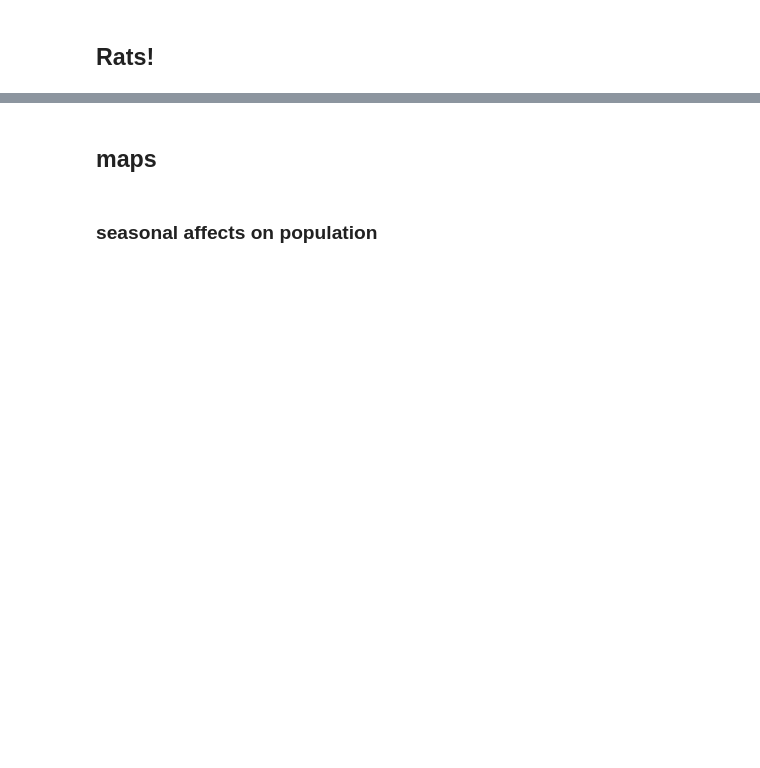
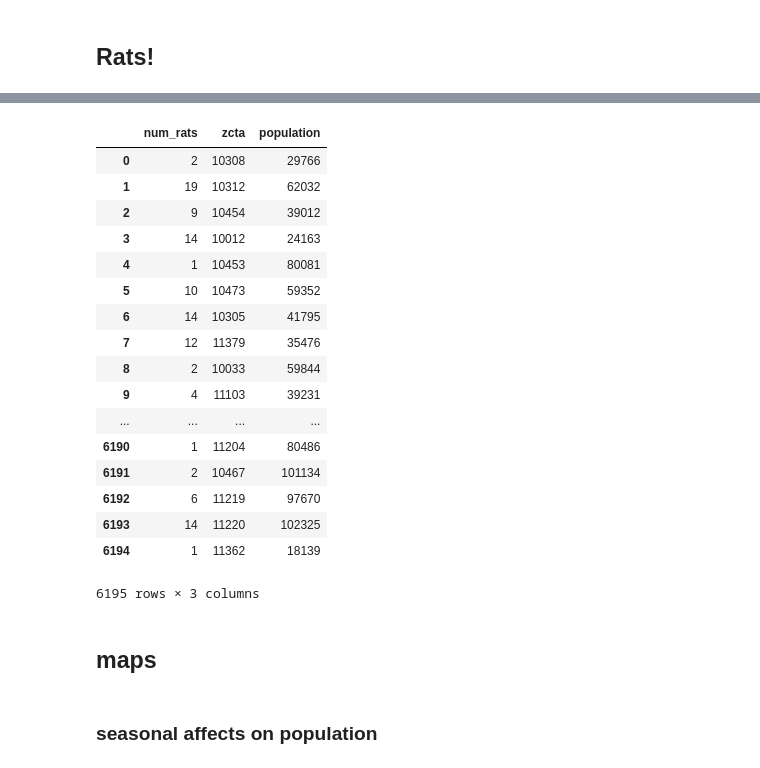
Before and after one commit to richardagalvez/nycdatamonster, a Jupyter notebook: rat_race/main_analysis.ipynb, the cells around one changed output, grey strips where cells are left out. Cells and saved outputs as stored; diff of their text form; code cells hidden in the pictures; blank space fills up the shorter version.

```diff
--- a/rat_race/main_analysis.ipynb
+++ b/rat_race/main_analysis.ipynb
@@ -50,0 +30,6 @@ make_map(water_zips)
+# %%
+population_data = pd.read_json('https://api.census.gov/data/2015/acs5?get=ZCTA5,B01003_001E&for=zip+code+tabulation+area:*')
+population_data.columns = population_data.iloc[0]
+population_data = population_data.iloc[1:]
+population_data.rename(columns={'B01003_001E':'population', 'zip code tabulation area':'zcta'}, inplace=True)
+population_data.drop(['ZCTA5'], 1, inplace=True)
@@ -60,25 +54,11 @@ data = pd.DataFrame(\
          group='incident_zip, month',
          limit=1000000))
 
-total = pd.DataFrame(\
-         client.get('fhrw-4uyv',
-         select='date_trunc_ym(created_date) as month, incident_zip as zcta, count(*) as num_complaints',
-         where="incident_zip >= '10001'",
-         group='incident_zip, month',
-         limit=1000000000))
-
-total['zcta'] = total.zcta.apply(lambda x: x.split('-')[0])
 data['zcta'] = data.zcta.apply(lambda x: x.split('-')[0])
-
-total = total[total.zcta.isin(data.zcta.unique())]
-data = data.merge(total, how='left', on=['month','zcta'])
-
 data['num_rats'] = data.num_rats.astype(int)
-data['num_complaints'] = data.num_complaints.astype(int)
-data['rat_pct'] = data.num_rats / data.num_complaints
 
 data.index = pd.to_datetime(data.month)
 data.drop(['month'], 1, inplace=True)
-data['num_rats'] = data.num_rats.astype('int')
+
 data = data['2010':'2017']
 # %% [output]
@@ -94,3 +77,24 @@ grouped
+# %%
+data.merge(population_data,on='zcta', how='left')
+# %% [output]
+|  | num_rats | zcta | population |
+| 0 | 2 | 10308 | 29766 |
+| 1 | 19 | 10312 | 62032 |
+| 2 | 9 | 10454 | 39012 |
+| 3 | 14 | 10012 | 24163 |
+| 4 | 1 | 10453 | 80081 |
+| 5 | 10 | 10473 | 59352 |
+| 6 | 14 | 10305 | 41795 |
+| 7 | 12 | 11379 | 35476 |
+| 8 | 2 | 10033 | 59844 |
+| 9 | 4 | 11103 | 39231 |
+| ... | ... | ... | ... |
+| 6190 | 1 | 11204 | 80486 |
+| 6191 | 2 | 10467 | 101134 |
+| 6192 | 6 | 11219 | 97670 |
+| 6193 | 14 | 11220 | 102325 |
+| 6194 | 1 | 11362 | 18139 |
+6195 rows × 3 columns
 # %% [markdown]
 ## maps
 # %% [markdown]
```
Also changed, not shown: parts of 20 cells of this notebook.
